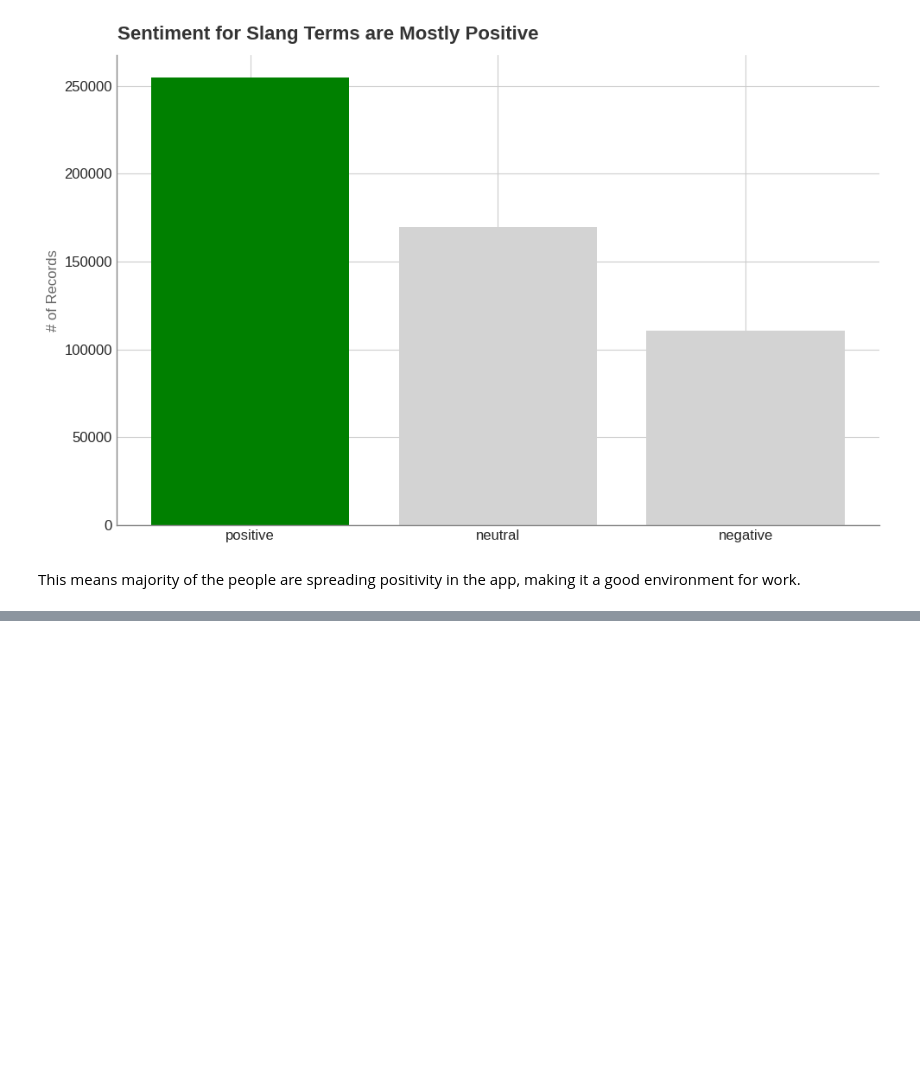
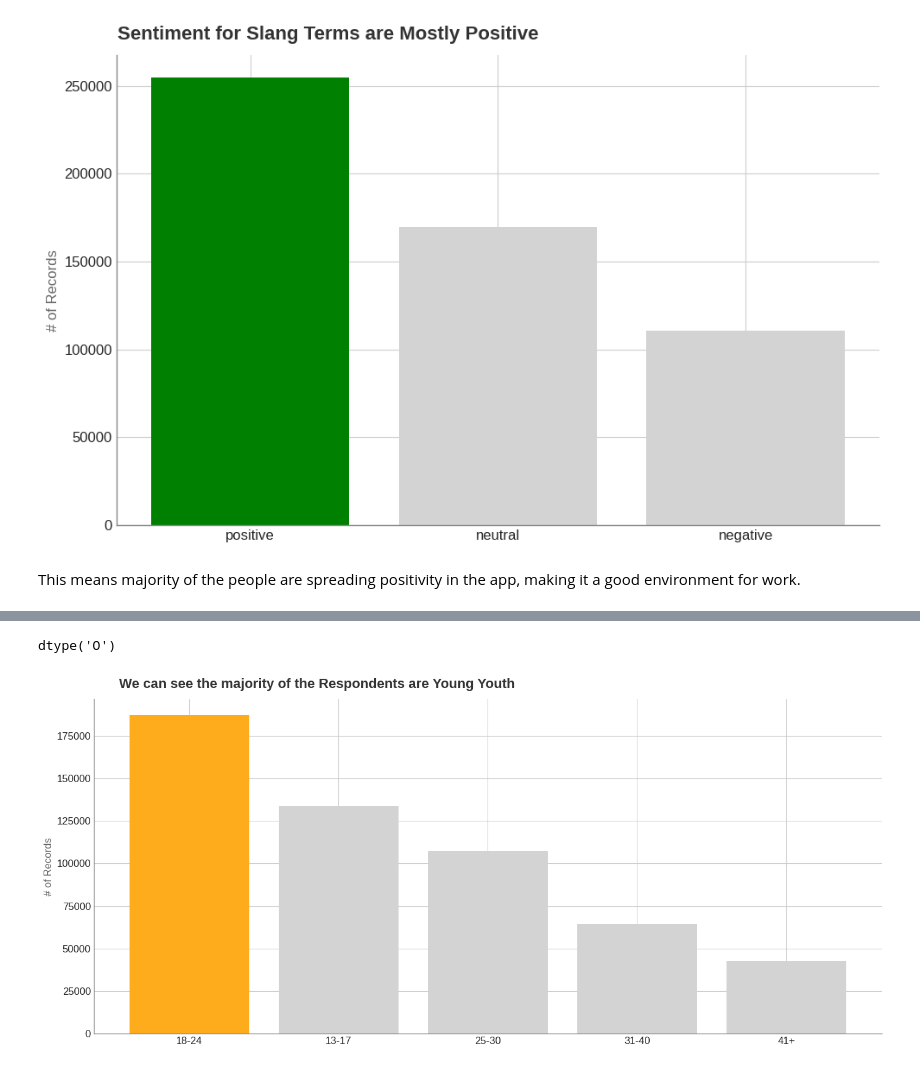
Before and after one commit to JKariithi/genzSlang, a Jupyter notebook: analysis.ipynb, the cells around one changed output, grey strips where cells are left out. Saved outputs shown, nothing was run; the diff lists cells and outputs as text; code cells hidden in the pictures; blank space fills up the shorter version.

```diff
--- a/analysis.ipynb
+++ b/analysis.ipynb
@@ -421,0 +433,31 @@ This means majority of the people are spreading positivity in the app, making it
+# %%
+df['user_age_group'].dtype
+# %% [output]
+dtype('O')
+# %%
+age = df['user_age_group'].value_counts()
+
+# setting the canvas
+fig , ax = plt.subplots(figsize=(14,6))
+
+colors = ['#FFAC1C' if label == '18-24' else '#D3D3D3' for label in age.index]
+ax.bar(age.index, age.values, color=colors)
+
+# Remove top and bottom borders
+ax.spines['top'].set_visible(False)
+ax.spines['right'].set_visible(False)
+
+# Make the axis margins more visible
+ax.spines['bottom'].set_color('#888888')
+ax.spines['left'].set_color('#888888')
+
+# label the y-axis
+ax.set_ylabel('# of Records', color='#666666', fontsize=12)
+
+# label the title
+fig.text(0.1, 1.0, "We can see the majority of the Respondents are Young Youth", fontsize=16, fontweight='bold', color='#333333')
+
+plt.tight_layout()
+plt.show()
+# %% [output]
+[figure, added]
```
Also changed, not shown: parts of 1 cell of this notebook.
